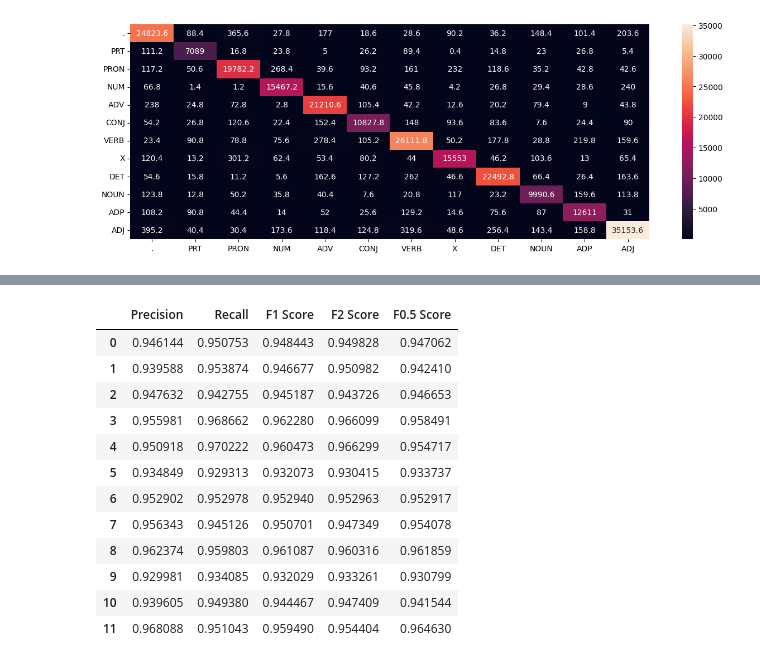
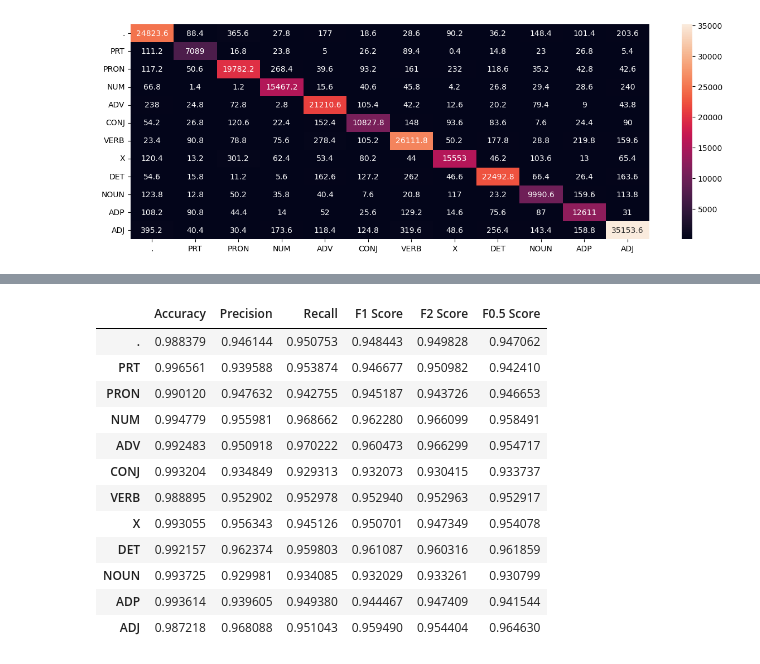
Before and after one commit to Pulkit-m/HMM_pos_tagger, a Jupyter notebook: HMM/Results.ipynb, the cells around one changed output, grey strips where cells are left out. Cells and saved outputs as stored; diff of their text form; code cells hidden in the pictures.

```diff
--- a/HMM/Results.ipynb
+++ b/HMM/Results.ipynb
@@ -229,23 +125,18 @@ F0.5_score: [0.94706224 0.94241047 0.94665263 0.95849053 0.95471682 0.93373691
-# %%
-metrics_vector = pd.DataFrame({
-    'Precision':precision,
-    'Recall': recall,
-    'F1 Score': f1_score,
-    'F2 Score': f2_score,
-    'F0.5 Score': f0_5_score
-})
-metrics_vector
-# %% [output]
-|  | Precision | Recall | F1 Score | F2 Score | F0.5 Score |
-| 0 | 0.946144 | 0.950753 | 0.948443 | 0.949828 | 0.947062 |
-| 1 | 0.939588 | 0.953874 | 0.946677 | 0.950982 | 0.942410 |
-| 2 | 0.947632 | 0.942755 | 0.945187 | 0.943726 | 0.946653 |
-| 3 | 0.955981 | 0.968662 | 0.962280 | 0.966099 | 0.958491 |
-| 4 | 0.950918 | 0.970222 | 0.960473 | 0.966299 | 0.954717 |
-| 5 | 0.934849 | 0.929313 | 0.932073 | 0.930415 | 0.933737 |
-| 6 | 0.952902 | 0.952978 | 0.952940 | 0.952963 | 0.952917 |
-| 7 | 0.956343 | 0.945126 | 0.950701 | 0.947349 | 0.954078 |
-| 8 | 0.962374 | 0.959803 | 0.961087 | 0.960316 | 0.961859 |
-| 9 | 0.929981 | 0.934085 | 0.932029 | 0.933261 | 0.930799 |
-| 10 | 0.939605 | 0.949380 | 0.944467 | 0.947409 | 0.941544 |
-| 11 | 0.968088 | 0.951043 | 0.959490 | 0.954404 | 0.964630 |
+# %%
+confusion_matrix = HMM_vector_results['confusion_matrix']
+metrics_vector = calculate_metrics(confusion_matrix)
+metrics_vector
+# %% [output]
+|  | Accuracy | Precision | Recall | F1 Score | F2 Score | F0.5 Score |
+| . | 0.988379 | 0.946144 | 0.950753 | 0.948443 | 0.949828 | 0.947062 |
+| PRT | 0.996561 | 0.939588 | 0.953874 | 0.946677 | 0.950982 | 0.942410 |
+| PRON | 0.990120 | 0.947632 | 0.942755 | 0.945187 | 0.943726 | 0.946653 |
+| NUM | 0.994779 | 0.955981 | 0.968662 | 0.962280 | 0.966099 | 0.958491 |
+| ADV | 0.992483 | 0.950918 | 0.970222 | 0.960473 | 0.966299 | 0.954717 |
+| CONJ | 0.993204 | 0.934849 | 0.929313 | 0.932073 | 0.930415 | 0.933737 |
+| VERB | 0.988895 | 0.952902 | 0.952978 | 0.952940 | 0.952963 | 0.952917 |
+| X | 0.993055 | 0.956343 | 0.945126 | 0.950701 | 0.947349 | 0.954078 |
+| DET | 0.992157 | 0.962374 | 0.959803 | 0.961087 | 0.960316 | 0.961859 |
+| NOUN | 0.993725 | 0.929981 | 0.934085 | 0.932029 | 0.933261 | 0.930799 |
+| ADP | 0.993614 | 0.939605 | 0.949380 | 0.944467 | 0.947409 | 0.941544 |
+| ADJ | 0.987218 | 0.968088 | 0.951043 | 0.959490 | 0.954404 | 0.964630 |
```
Also changed, not shown: parts of 13 cells of this notebook, 9 other files.
